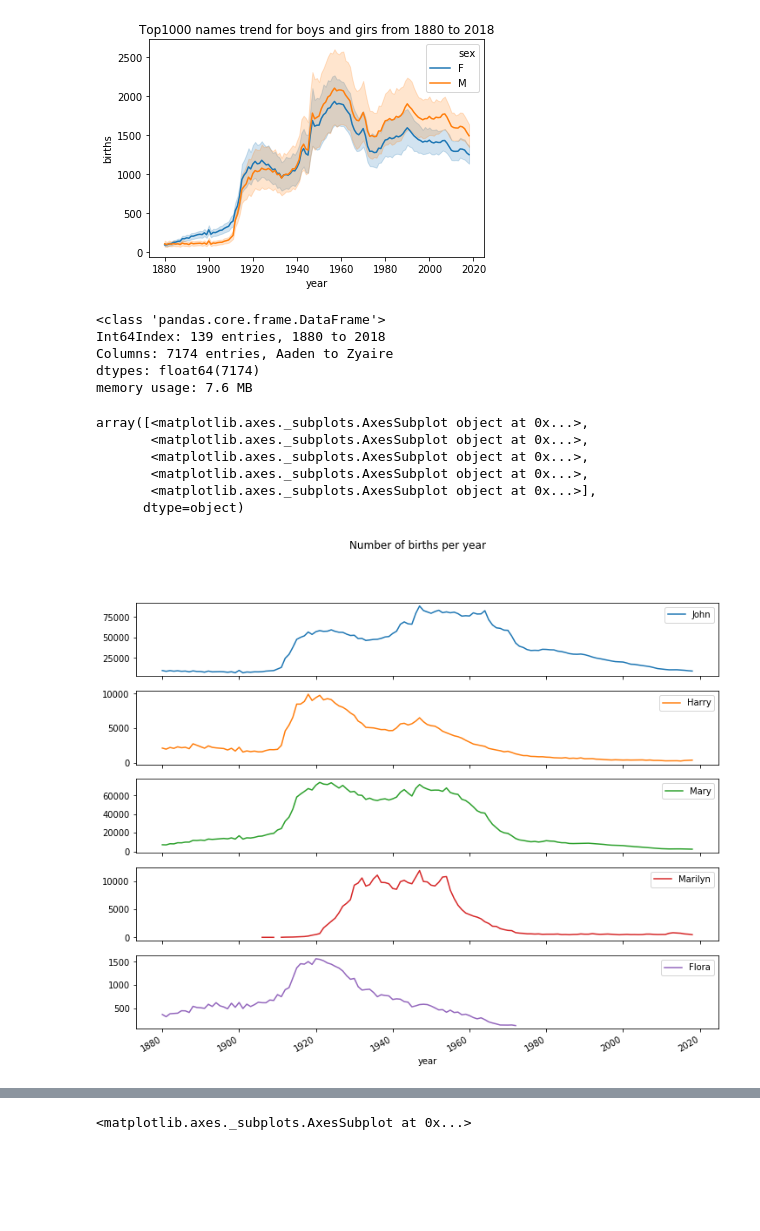
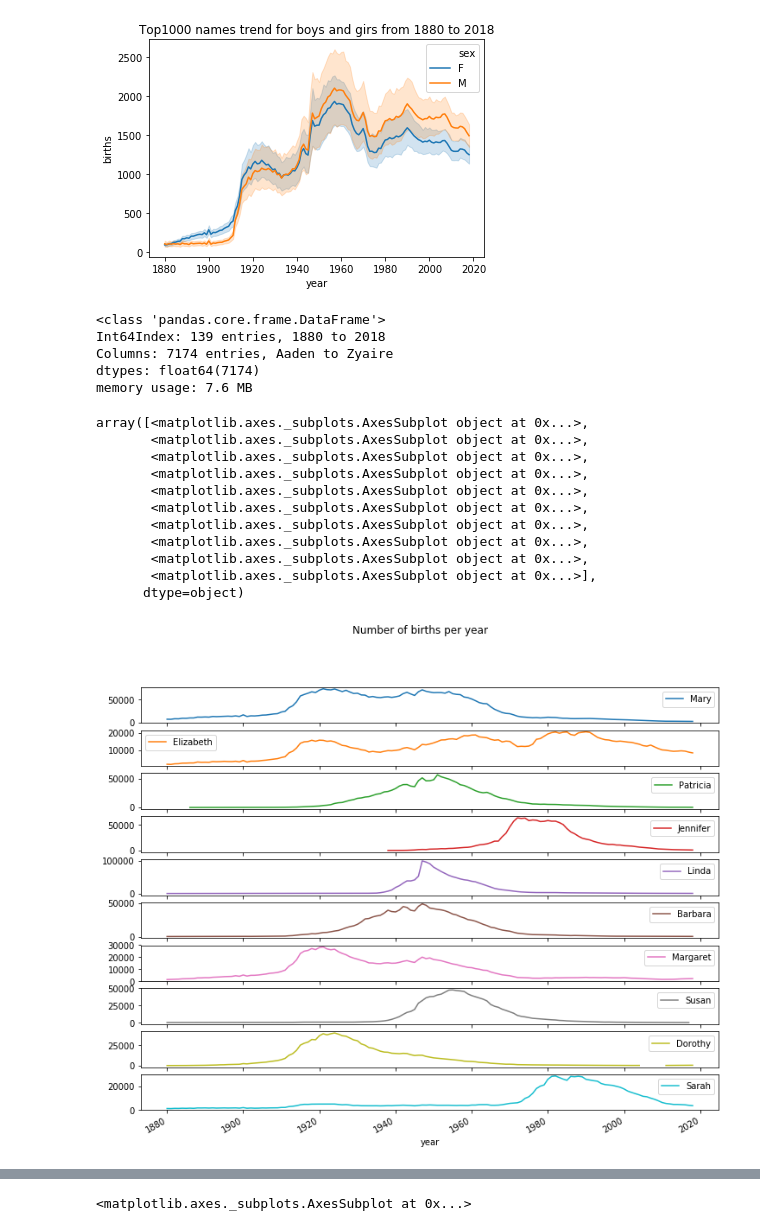
Before and after one commit to ffflora/data-analysis-projects, a Jupyter notebook: babynames.ipynb, the cells around one changed output, grey strips where cells are left out. Cells and saved outputs as stored; diff of their text form; code cells hidden in the pictures; blank space fills up the shorter version.

```diff
--- a/babynames.ipynb
+++ b/babynames.ipynb
@@ -190,19 +145,24 @@ Text(0.5,1,'Top1000 names trend for boys and girs from 1880 to 2018')
 # %%
 # analyze the trend of the names
 total_births = top1000.pivot_table('births',index = 'year', columns = 'name',aggfunc=sum)
 total_births.info()
-subset = total_births[['John','Harry','Mary','Marilyn','Flora']]
+subset = total_births[['Mary','Elizabeth','Patricia','Jennifer','Linda','Barbara','Margaret','Susan','Dorothy','Sarah']]
 subset.plot(subplots=True,figsize=(12,10),grid=False, title = 'Number of births per year')
 # %% [output]
 <class 'pandas.core.frame.DataFrame'>
 Int64Index: 139 entries, 1880 to 2018
 Columns: 7174 entries, Aaden to Zyaire
 dtypes: float64(7174)
 memory usage: 7.6 MB
 array([<matplotlib.axes._subplots.AxesSubplot object at 0x...>,
+       <matplotlib.axes._subplots.AxesSubplot object at 0x...>,
+       <matplotlib.axes._subplots.AxesSubplot object at 0x...>,
+       <matplotlib.axes._subplots.AxesSubplot object at 0x...>,
+       <matplotlib.axes._subplots.AxesSubplot object at 0x...>,
+       <matplotlib.axes._subplots.AxesSubplot object at 0x...>,
        <matplotlib.axes._subplots.AxesSubplot object at 0x...>,
        <matplotlib.axes._subplots.AxesSubplot object at 0x...>,
        <matplotlib.axes._subplots.AxesSubplot object at 0x...>,
        <matplotlib.axes._subplots.AxesSubplot object at 0x...>],
       dtype=object)
-[figure, old version]
+[figure, new version]
```
Also changed, not shown: parts of 16 cells of this notebook.
